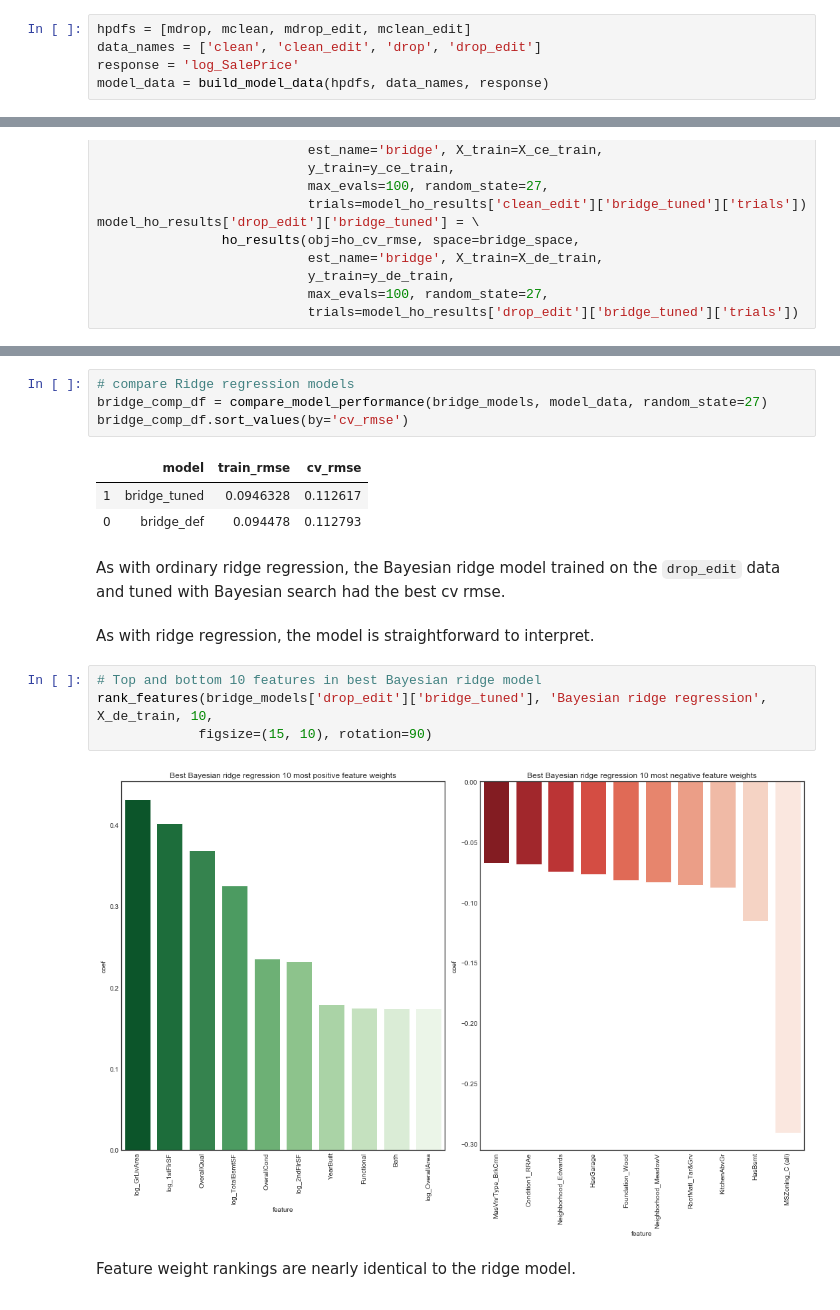
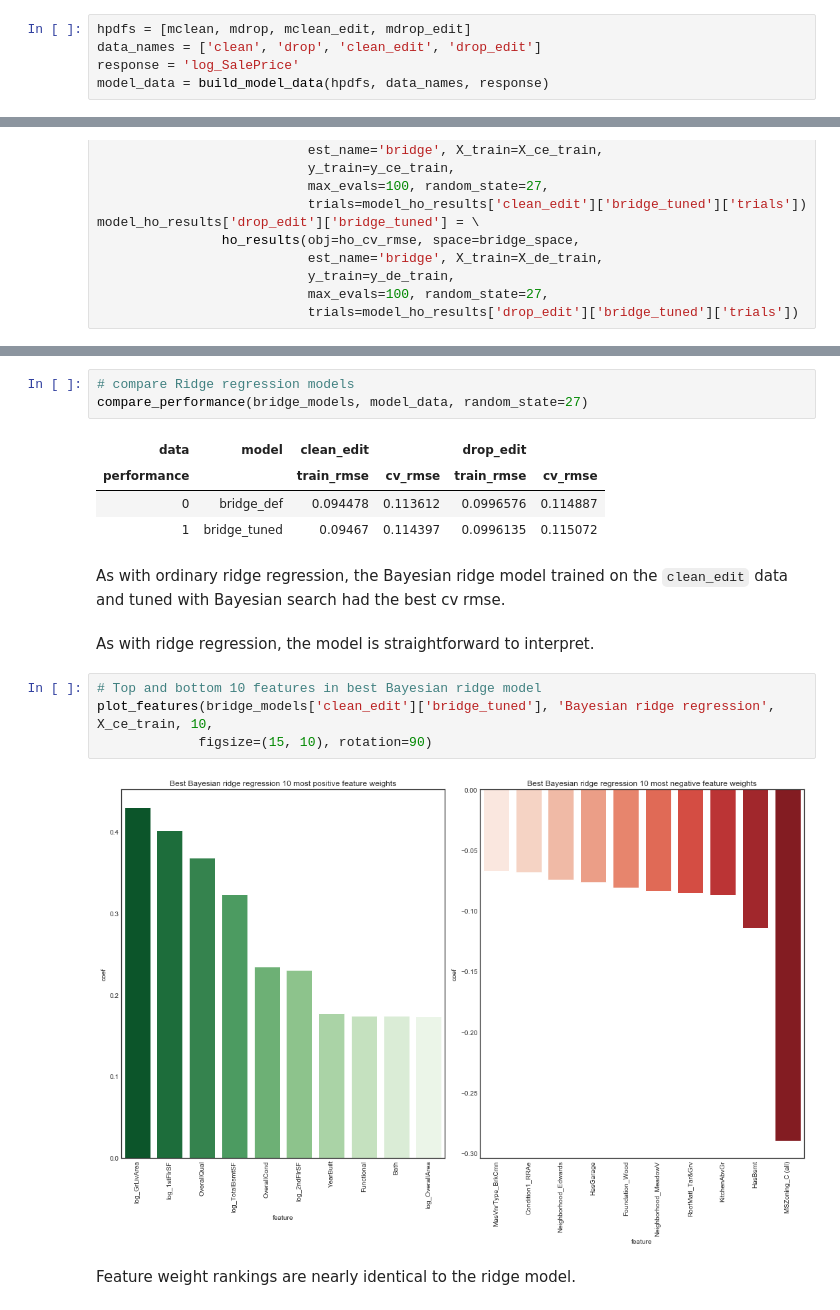
Before and after one commit to rmwenzel/ames_house_prices, a Jupyter notebook: notebooks/model.ipynb, the cells around one changed output, grey strips where cells are left out. Saved outputs shown, nothing was run; the diff lists cells and outputs as text.

Commit message:
Modeling notebook complete.

```diff
--- a/notebooks/model.ipynb
+++ b/notebooks/model.ipynb
@@ -352,8 +353,8 @@ memory usage: 4.0+ MB
 # %% [markdown]
 ### Compare default models for baseline
 # %%
-hpdfs = [mdrop, mclean, mdrop_edit, mclean_edit]
-data_names = ['clean', 'clean_edit', 'drop', 'drop_edit']
+hpdfs = [mclean, mdrop, mclean_edit, mdrop_edit]
+data_names = ['clean', 'drop', 'clean_edit', 'drop_edit']
 response = 'log_SalePrice'
 model_data = build_model_data(hpdfs, data_names, response)
 # %% [markdown]
@@ -590,21 +636,21 @@ BayesianRidge(alpha_1=22.6534085701156, alpha_2=3.6979502365693664,
 # %%
 # compare Ridge regression models
-bridge_comp_df = compare_model_performance(bridge_models, model_data, random_state=27)
-bridge_comp_df.sort_values(by='cv_rmse')
+compare_performance(bridge_models, model_data, random_state=27)
 # %% [output]
-|  | model | train_rmse | cv_rmse |
-| 1 | bridge_tuned | 0.0946328 | 0.112617 |
-| 0 | bridge_def | 0.094478 | 0.112793 |
+| data | model | clean_edit |  | drop_edit |  |
+| performance |  | train_rmse | cv_rmse | train_rmse | cv_rmse |
+| 0 | bridge_def | 0.094478 | 0.113612 | 0.0996576 | 0.114887 |
+| 1 | bridge_tuned | 0.09467 | 0.114397 | 0.0996135 | 0.115072 |
 # %% [markdown]
-As with ordinary ridge regression, the Bayesian ridge model trained on the `drop_edit` data and tuned with Bayesian search had the best cv rmse.
+As with ordinary ridge regression, the Bayesian ridge model trained on the `clean_edit` data and tuned with Bayesian search had the best cv rmse.
 # %% [markdown]
 As with ridge regression, the model is straightforward to interpret.
 # %%
 # Top and bottom 10 features in best Bayesian ridge model
-rank_features(bridge_models['drop_edit']['bridge_tuned'], 'Bayesian ridge regression', X_de_train, 10,
+plot_features(bridge_models['clean_edit']['bridge_tuned'], 'Bayesian ridge regression', X_ce_train, 10,
              figsize=(15, 10), rotation=90)
 # %% [output]
-[figure, old version]
+[figure, new version]
 # %% [markdown]
 Feature weight rankings are nearly identical to the ridge model.
 # %%
```
Also changed, not shown: parts of 58 cells of this notebook, 16 other files.
